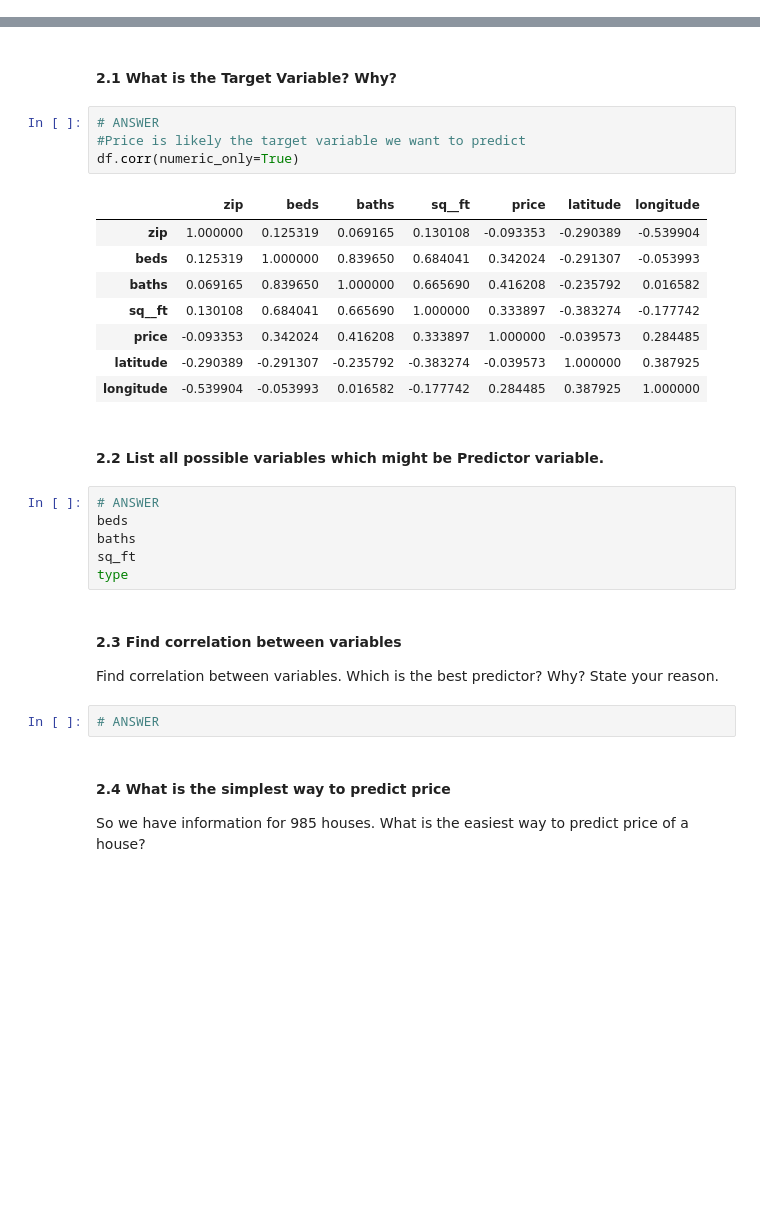
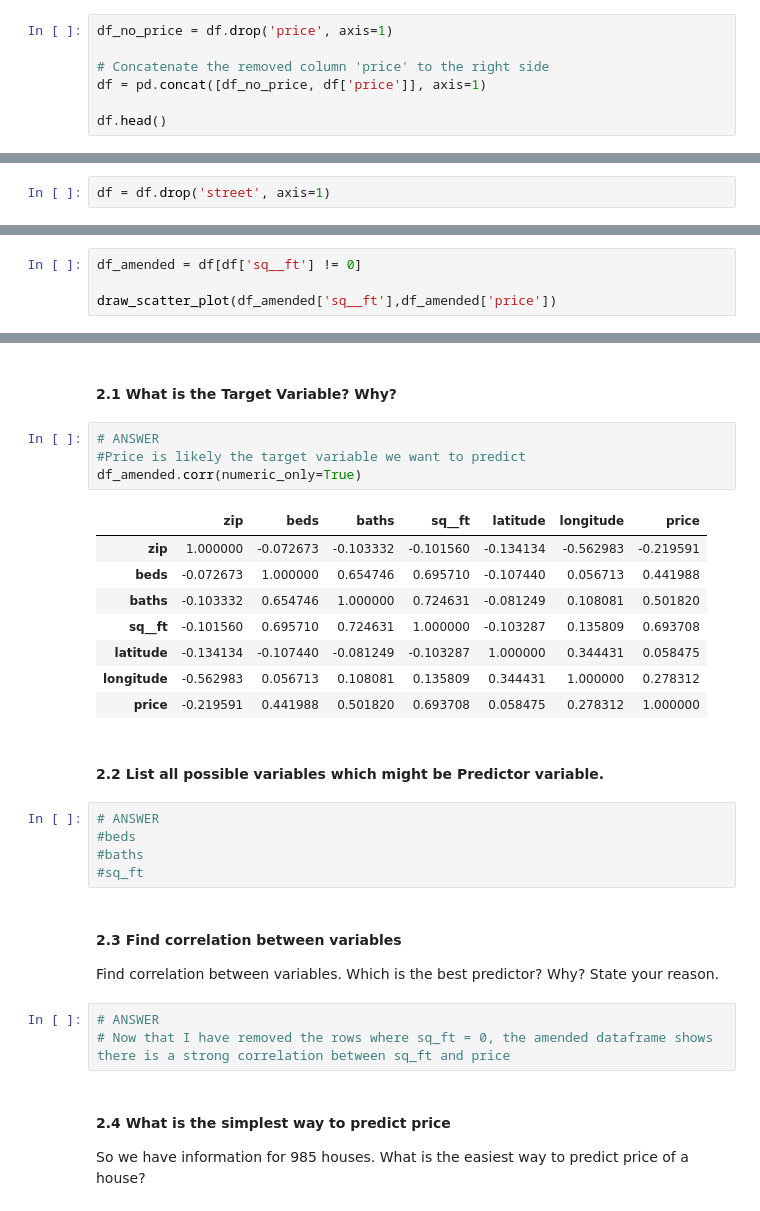
Before and after one commit to LouisMcArdell/IOD-Work, a Jupyter notebook: Labs/Module 4/IOD_Lab 4.1.1.ipynb, the cells around one changed output, grey strips where cells are left out. Saved outputs shown, nothing was run; the diff lists cells and outputs as text; blank space fills up the shorter version.

```diff
--- a/Labs/Module 4/IOD_Lab 4.1.1.ipynb
+++ b/Labs/Module 4/IOD_Lab 4.1.1.ipynb
@@ -43,0 +49,7 @@ df.tail()
+# %%
+df_no_price = df.drop('price', axis=1)
+
+# Concatenate the removed column 'price' to the right side
+df = pd.concat([df_no_price, df['price']], axis=1)
+
+df.head()
@@ -43,0 +63,2 @@ df.tail()
+# %%
+df = df.drop('street', axis=1)
@@ -43,0 +188,4 @@ df.tail()
+# %%
+df_amended = df[df['sq__ft'] != 0]
+
+draw_scatter_plot(df_amended['sq__ft'],df_amended['price'])
@@ -73,30 +220,30 @@ We are going to predict `price` from available information.
 # %%
 # ANSWER
 #Price is likely the target variable we want to predict
-df.corr(numeric_only=True)
+df_amended.corr(numeric_only=True)
 # %% [output]
-|  | zip | beds | baths | sq__ft | price | latitude | longitude |
-| zip | 1.000000 | 0.125319 | 0.069165 | 0.130108 | -0.093353 | -0.290389 | -0.539904 |
-| beds | 0.125319 | 1.000000 | 0.839650 | 0.684041 | 0.342024 | -0.291307 | -0.053993 |
-| baths | 0.069165 | 0.839650 | 1.000000 | 0.665690 | 0.416208 | -0.235792 | 0.016582 |
-| sq__ft | 0.130108 | 0.684041 | 0.665690 | 1.000000 | 0.333897 | -0.383274 | -0.177742 |
-| price | -0.093353 | 0.342024 | 0.416208 | 0.333897 | 1.000000 | -0.039573 | 0.284485 |
-| latitude | -0.290389 | -0.291307 | -0.235792 | -0.383274 | -0.039573 | 1.000000 | 0.387925 |
-| longitude | -0.539904 | -0.053993 | 0.016582 | -0.177742 | 0.284485 | 0.387925 | 1.000000 |
+|  | zip | beds | baths | sq__ft | latitude | longitude | price |
+| zip | 1.000000 | -0.072673 | -0.103332 | -0.101560 | -0.134134 | -0.562983 | -0.219591 |
+| beds | -0.072673 | 1.000000 | 0.654746 | 0.695710 | -0.107440 | 0.056713 | 0.441988 |
+| baths | -0.103332 | 0.654746 | 1.000000 | 0.724631 | -0.081249 | 0.108081 | 0.501820 |
+| sq__ft | -0.101560 | 0.695710 | 0.724631 | 1.000000 | -0.103287 | 0.135809 | 0.693708 |
+| latitude | -0.134134 | -0.107440 | -0.081249 | -0.103287 | 1.000000 | 0.344431 | 0.058475 |
+| longitude | -0.562983 | 0.056713 | 0.108081 | 0.135809 | 0.344431 | 1.000000 | 0.278312 |
+| price | -0.219591 | 0.441988 | 0.501820 | 0.693708 | 0.058475 | 0.278312 | 1.000000 |
 # %% [markdown]
 #### 2.2 List all possible variables which might be Predictor variable.
 # %%
 # ANSWER
-beds
-baths
-sq_ft
-type
+#beds
+#baths
+#sq_ft
 # %% [markdown]
 #### 2.3 Find correlation between variables
 
 Find correlation between variables. Which is the best predictor? Why? State your reason.
-# %%
-# ANSWER
+# %%
+# ANSWER
+# Now that I have removed the rows where sq_ft = 0, the amended dataframe shows there is a strong correlation between sq_ft and price
 # %% [markdown]
 #### 2.4 What is the simplest way to predict price
 
```
Also changed, not shown: parts of 47 cells of this notebook, 1 other file.
